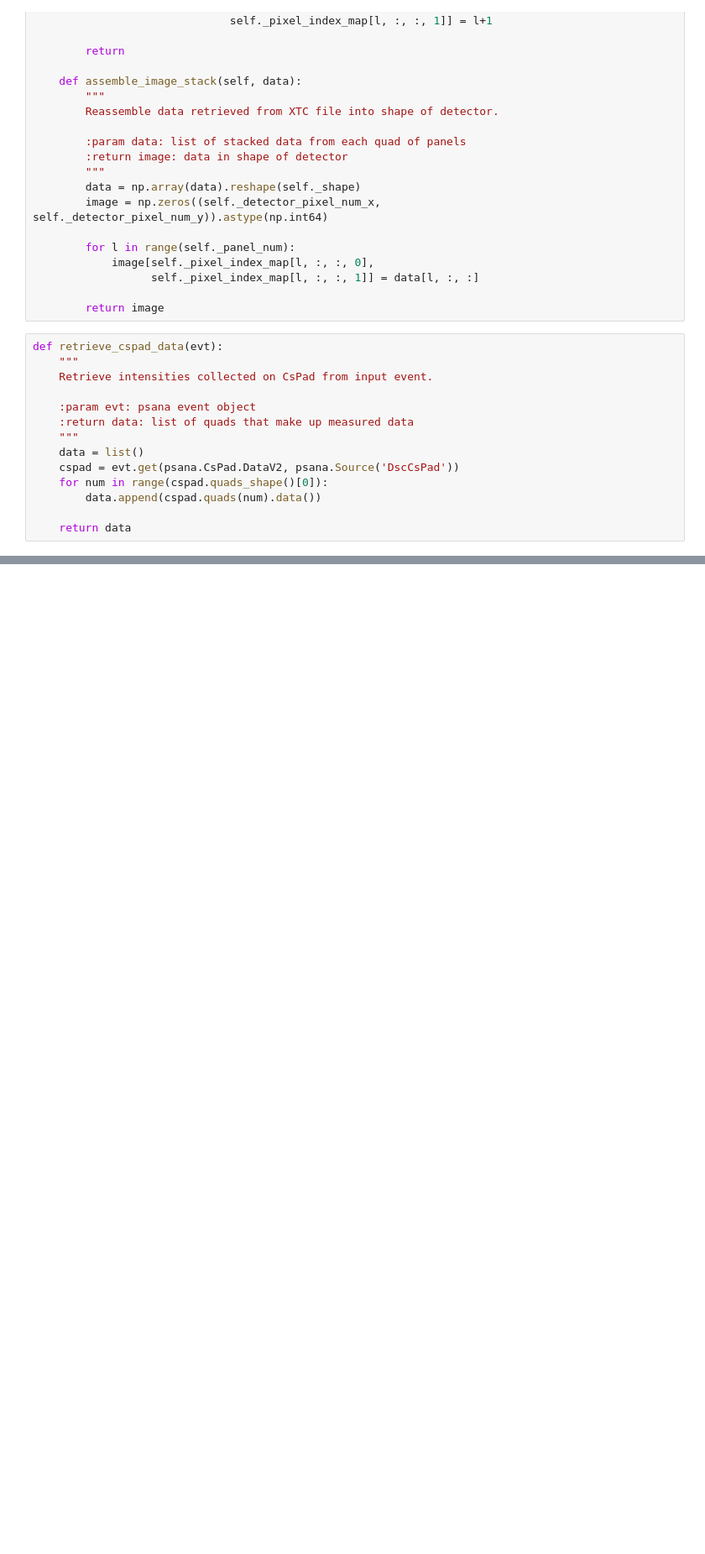
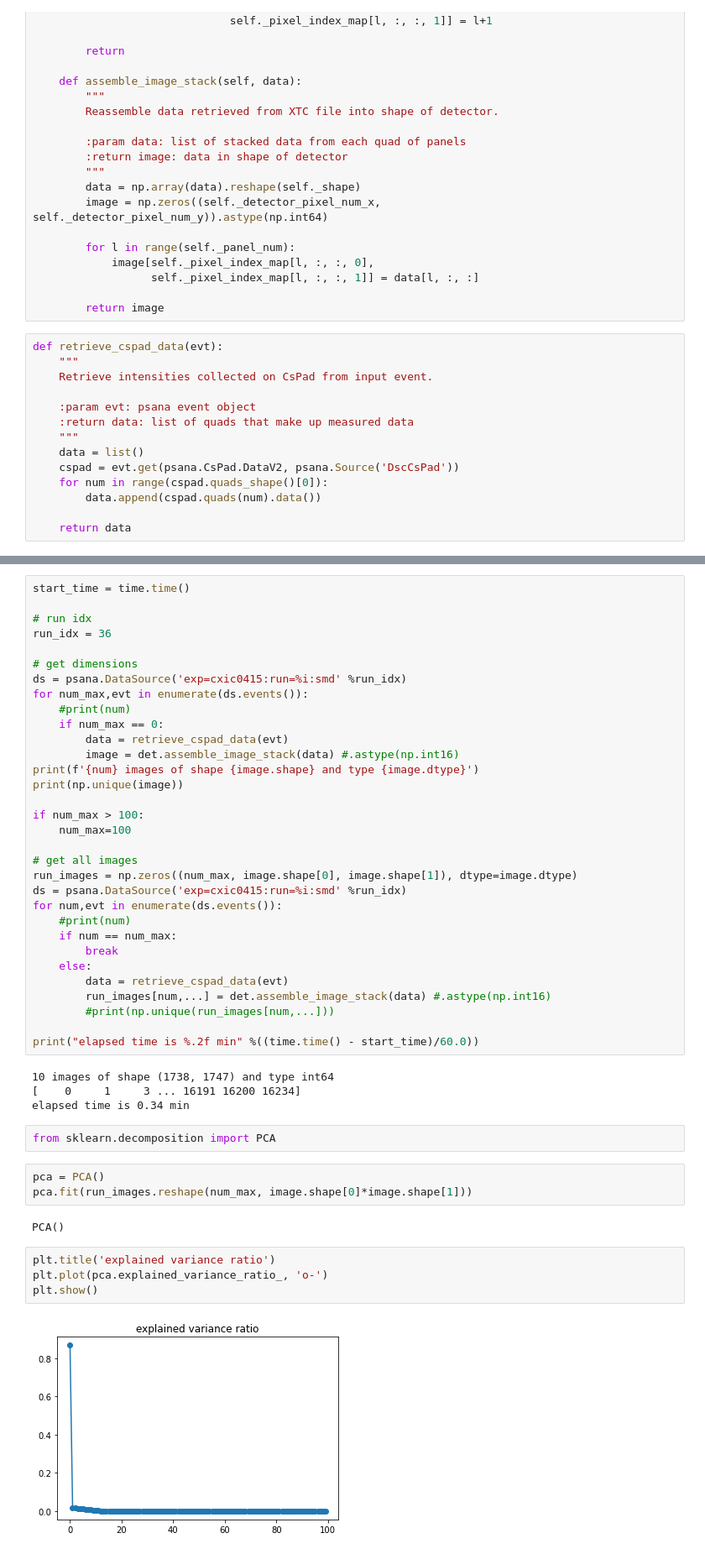
Before and after one commit to fredericpoitevin/lcls-run-digest, a Jupyter notebook: notebooks/WIP.ipynb, the cells around one changed output, grey strips where cells are left out. Shown at 84% size. Cells and saved outputs as stored; diff of their text form; blank space fills up the shorter version.

Commit message:
started PCA

```diff
--- a/notebooks/WIP.ipynb
+++ b/notebooks/WIP.ipynb
@@ -129,0 +141,49 @@ Text(0,0.5,'Sample run')
+# %%
+start_time = time.time()
+
+# run idx
+run_idx = 36
+
+# get dimensions
+ds = psana.DataSource('exp=cxic0415:run=%i:smd' %run_idx)
+for num_max,evt in enumerate(ds.events()):
+    #print(num)
+    if num_max == 0:
+        data = retrieve_cspad_data(evt)
+        image = det.assemble_image_stack(data) #.astype(np.int16)
+print(f'{num} images of shape {image.shape} and type {image.dtype}')
+print(np.unique(image))
+
+if num_max > 100:
+    num_max=100
+
+# get all images
+run_images = np.zeros((num_max, image.shape[0], image.shape[1]), dtype=image.dtype)
+ds = psana.DataSource('exp=cxic0415:run=%i:smd' %run_idx)
+for num,evt in enumerate(ds.events()):
+    #print(num)
+    if num == num_max:
+        break
+    else:
+        data = retrieve_cspad_data(evt)
+        run_images[num,...] = det.assemble_image_stack(data) #.astype(np.int16)
+        #print(np.unique(run_images[num,...]))
+
+print("elapsed time is %.2f min" %((time.time() - start_time)/60.0))
+# %% [output]
+10 images of shape (1738, 1747) and type int64
+[    0     1     3 ... 16191 16200 16234]
+elapsed time is 0.34 min
+# %%
+from sklearn.decomposition import PCA
+# %%
+pca = PCA()
+pca.fit(run_images.reshape(num_max, image.shape[0]*image.shape[1]))
+# %% [output]
+PCA()
+# %%
+plt.title('explained variance ratio')
+plt.plot(pca.explained_variance_ratio_, 'o-')
+plt.show()
+# %% [output]
+[figure, added]
```
Also changed, not shown: parts of 14 cells of this notebook.
